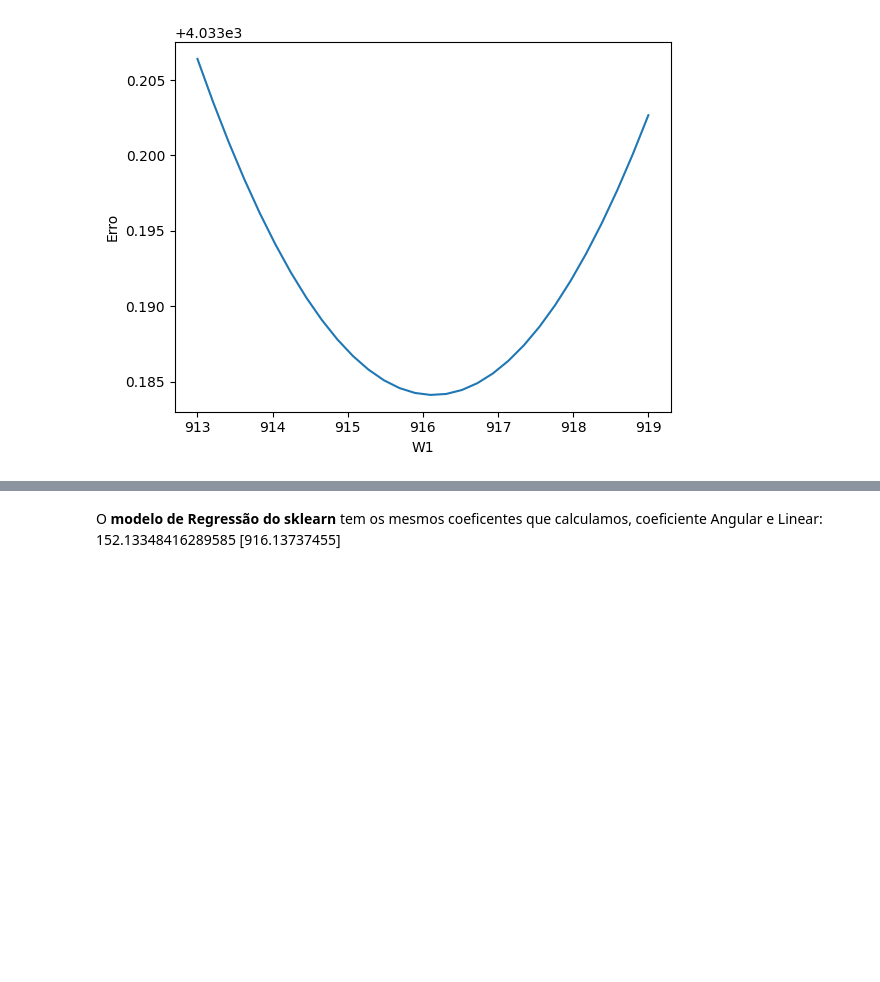
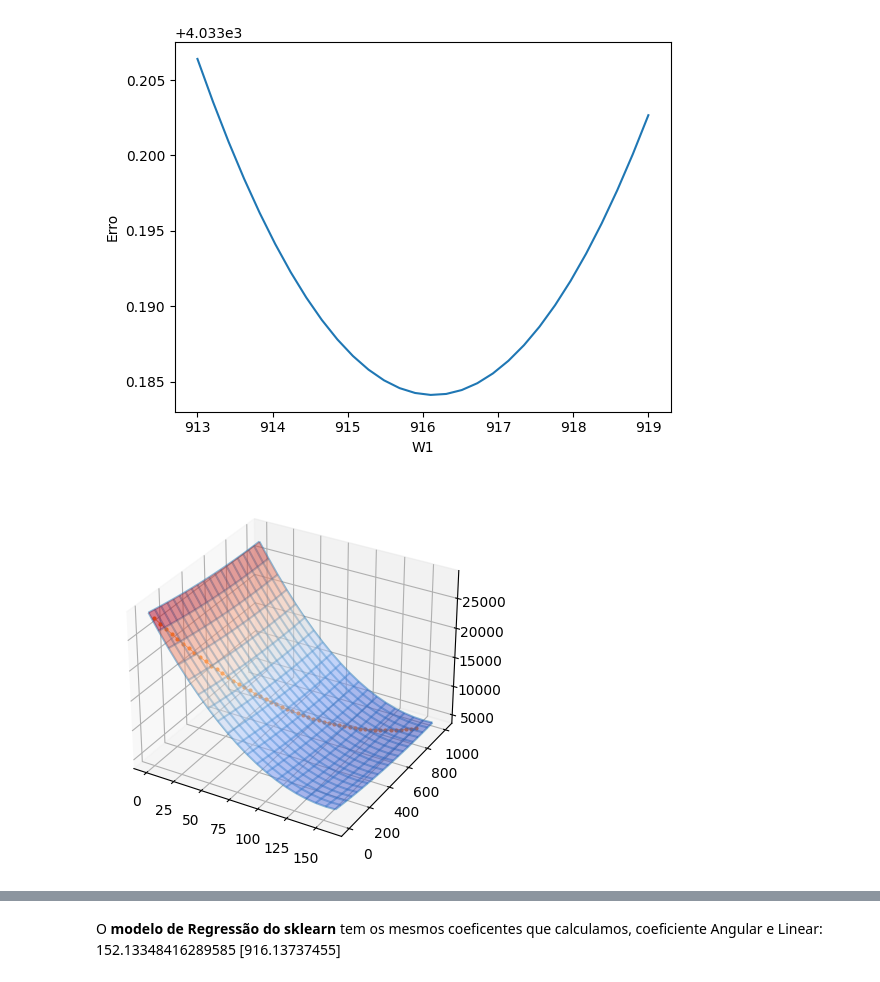
Before and after one commit to juridicodiniz/devai, a Jupyter notebook: 1_FernandoDIniz_Atividade_aula_1.ipynb, the cells around one changed output, grey strips where cells are left out. Drawn from its saved outputs; the diff is of its cells as text; code cells hidden in the pictures; blank space fills up the shorter version.

```diff
--- a/1_FernandoDIniz_Atividade_aula_1.ipynb
+++ b/1_FernandoDIniz_Atividade_aula_1.ipynb
@@ -375,28 +375,81 @@ plt.show()
 # %%
 from sklearn.metrics import mean_squared_error
 import numpy as np
 
 class regressao_linear():
   def __init__(self):
     self.w = np.zeros((2,1))
+    self.wtemp = np.zeros((2,1))
     self.wh = []
 
   @staticmethod
   def addBias(X):
     bias = np.ones((X.shape[0],1))
     X_b = np.concatenate((bias, X), axis=1)
     return X_b
 
   def fit(self,X,y):
     # Adicionar uma coluna de 1s para representar o intercepto
     X_b = np.c_[np.ones((X.shape[0], 1)), X]
     # Calcular os coeficientes usando álgebra linear
-    self.w = np.linalg.inv(X_b.T.dot(X_b)).dot(X_b.T).dot(Y)
-    ypred= self.predict(X)
-    mse = mean_squared_error(y, ypred)
-    self.wh.append([self.w[0,0], self.w[1,0], mse])
+    self.wtemp = np.linalg.inv(X_b.T.dot(X_b)).dot(X_b.T).dot(Y)
+    #coletar informações do erro
+    for i in range(50):
+      self.w[0] += self.wtemp[0]/50
+      self.w[1] += self.wtemp[1]/50
+      ypred= self.predict(X)
+      mse = mean_squared_error(y, ypred)
+      self.wh.append([self.w[0][0], self.w[1][0], mse])
+      #print('self.wh[',i,']=',self.wh[i])
+
 
   def predict(self,X):
     X_b = self.addBias(X)
     y= X_b.dot(self.w)
     return y
+
+w0 = np.linspace(0, 160, 20)
+w1 = np.linspace(0, 1000, 20)
+
+def z_function(W0, W1):
+    modelo = regressao_linear()
+    Erro = np.empty(W0.shape)
+    for j in range(Erro.shape[0]):
+        for k in range(Erro.shape[1]):
+            modelo.w[0] = W0[j][k]
+            modelo.w[1] = W1[j][k]
+            ypred = modelo.predict(X8)
+            mse = mean_squared_error(y, ypred)
+            Erro[j][k] = mse
+    return Erro
+
+ax = plt.axes(projection="3d")
+W0, W1 = np.meshgrid(w0, w1)
+Erro = z_function(W0, W1)
+
+ax.plot_wireframe(W0, W1, Erro, alpha=0.5)
+ax.plot_surface(W0, W1, Erro, rstride=1, cstride=1, alpha=0.5,
+                cmap='coolwarm', edgecolor='none')
+
+modelo = regressao_linear()
+modelo.fit(X8,y)
+ypred = modelo.predict(X8)
+
+wa = []
+wb = []
+werro = []
+# Inicialmente, Separando a coluna dos coeficientes e do Erro para plotar o grafico
+for j in range(len(modelo.wh)):
+  wa.append(modelo.wh[j][0])
+  wb.append(modelo.wh[j][1])
+  werro.append(modelo.wh[j][2])
+
+#Fazendo essa conversao não precisa do for anteririor.
+wh = np.array(modelo.wh)
+
+ax.plot( wh[:,0], wh[:,1], wh[:,2], marker='o', linewidth='0.5', markersize=2)
+#ax.view_init(azim=0, elev=90)
+
+plt.show()
+# %% [output]
+[figure, added]
```
Also changed, not shown: parts of 2 cells of this notebook.
